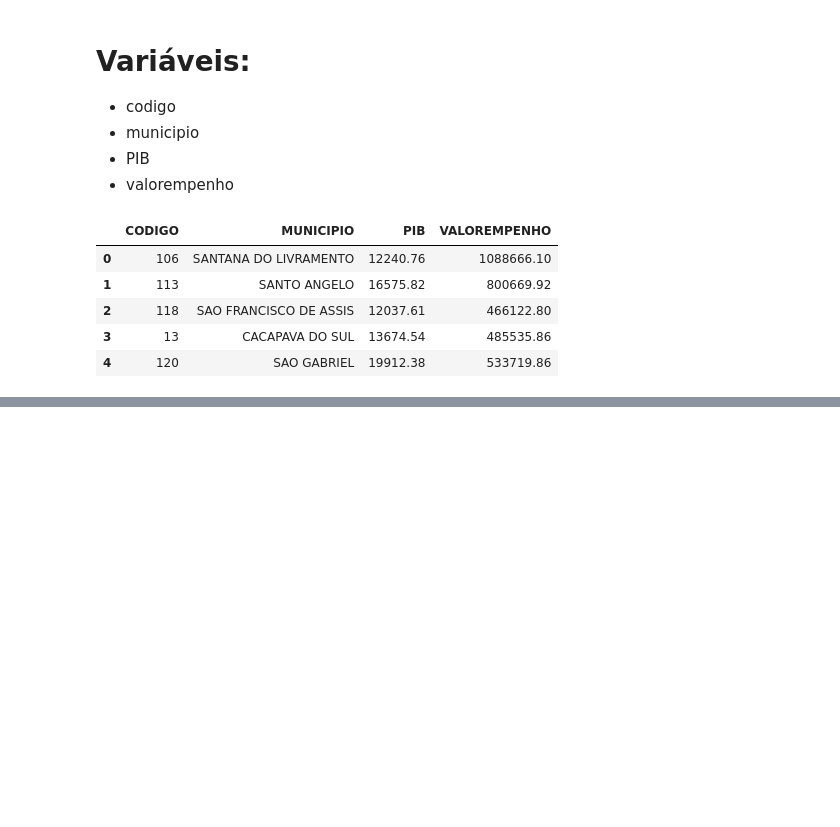
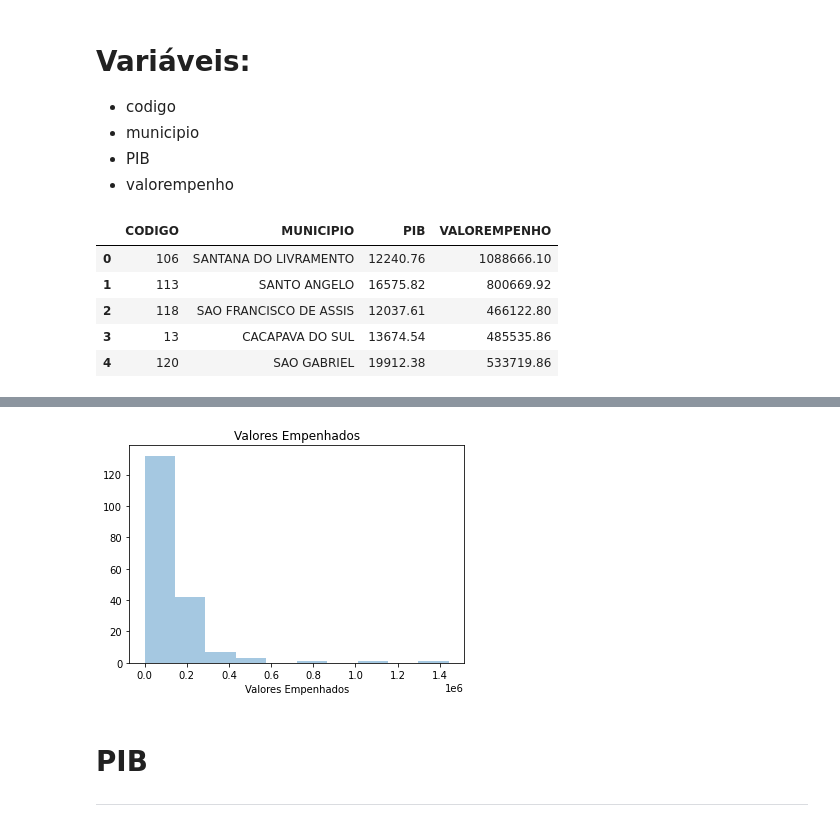
Before and after one commit to emariot/Tratamento_Dados_R_Python, a Jupyter notebook: Python/Exploração_Dados_Municipios.ipynb, the cells around one changed output, grey strips where cells are left out. Cells and saved outputs as stored; diff of their text form; code cells hidden in the pictures; blank space fills up the shorter version.

```diff
--- a/Python/Exploração_Dados_Municipios.ipynb
+++ b/Python/Exploração_Dados_Municipios.ipynb
@@ -21,0 +45,7 @@ data.head()
+# %%
+sns.distplot(data.VALOREMPENHO, bins=10, axlabel='Valores Empenhados', kde=False,).set_title('Valores Empenhados');
+# %% [output]
+[figure, added]
+# %% [markdown]
+# PIB
+---
```
Also changed, not shown: parts of 15 cells of this notebook.
